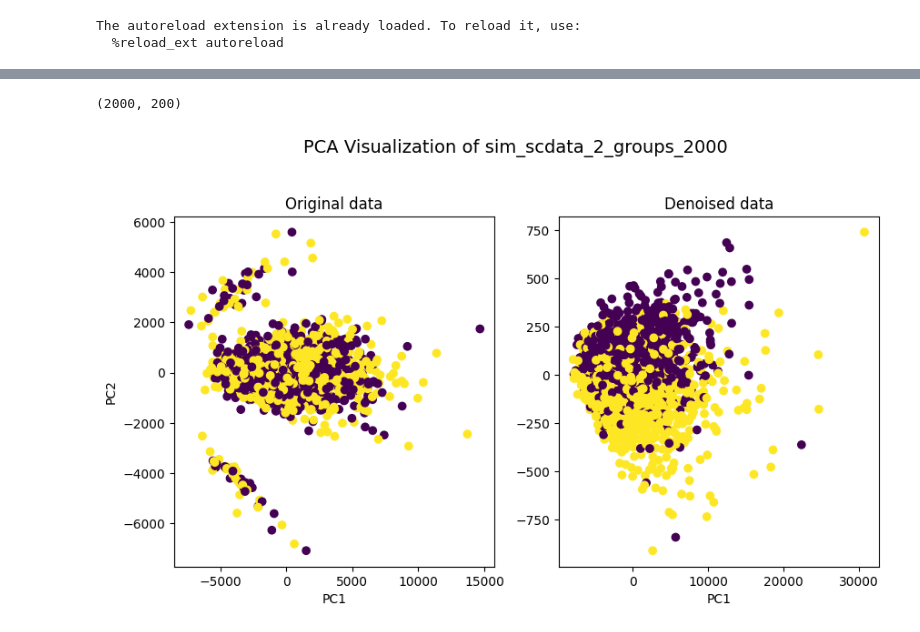
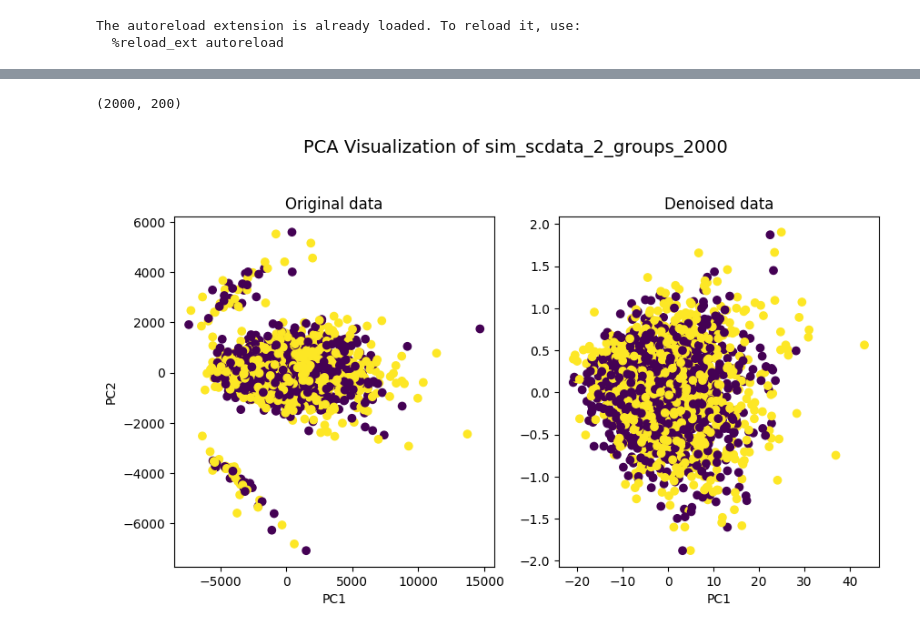
Before and after one commit to CptK/RNA-seq-denoising, a Jupyter notebook: denoise.ipynb, the cells around one changed output, grey strips where cells are left out. Drawn from its saved outputs; the diff is of its cells as text; code cells hidden in the pictures.

Commit message:
add vae zinb model (not working), stats generation and refactoring

```diff
--- a/denoise.ipynb
+++ b/denoise.ipynb
@@ -3,6 +3,7 @@
 %autoreload 2
 
 from IPython.display import clear_output
+from typing import Literal
 
 import torch
 import torch.optim as optim
@@ -14,19 +15,25 @@ from sklearn.decomposition import PCA
 import pandas as pd
 import numpy as np
 from src.data import read_dataset, normalize
-from train_model import get_model, train_model
+from train_model import get_model, train_model, get_criterion
 
 USE_RAW_OUTPUT: bool = False
 BATCH_SIZE: int = 32
 VAL_SPLIT: float = 0.2
 DEVICE = 'mps'
 EPOCHS: int = 300
-MODEL_TYPE: str = 'zinb'
+MODEL_TYPE: str = 'zinbvae'
 LR: float = 1e-3
 ENCODER_SIZES: list[int] = [64]  # Hidden layer sizes for encoder, [size_layer1, size_layer2, ...]
 DECODER_SIZES: list[int] = [64]  # Hidden layer sizes for decoder, [size_layer1, size_layer2, ...]
-BOTTLNECK_SIZE: int = 32  # Size of bottleneck layer
+BOTTLNECK_SIZE: int = 16  # Size of bottleneck layer
 DROPOUT_RATE: float = 0.1  # Dropout rate for encoder and decoder
+
+seed = 0
+torch.manual_seed(seed)
+np.random.seed(seed)
+torch.backends.cudnn.deterministic = True
+torch.backends.cudnn.benchmark = False
 # %% [output]
 The autoreload extension is already loaded. To reload it, use:
   %reload_ext autoreload
@@ -68,5 +75,5 @@ Train size: 1600, Val size: 400
 # %%
-input_dim = X.shape[1]
+train_loader, val_loader, groups, input_dim, size_factors = get_loaders(verbose=True)
 model = get_model(MODEL_TYPE, input_dim, ENCODER_SIZES, BOTTLNECK_SIZE, DECODER_SIZES, DROPOUT_RATE)
 model.to(DEVICE)
 
@@ -74,6 +81,7 @@ optimizer = optim.Adam(model.parameters(), lr=LR)
 scheduler = optim.lr_scheduler.ReduceLROnPlateau(
     optimizer, mode='min', factor=0.1, patience=10, verbose=True
 )
+criterion = get_criterion(MODEL_TYPE, beta=0.5)
 
 best_val_loss, train_losses, val_losses = train_model(
     model=model,
@@ -81,6 +89,7 @@ best_val_loss, train_losses, val_losses = train_model(
     train_loader=train_loader,
     val_loader=val_loader,
     optimizer=optimizer,
+    criterion=criterion,
     scheduler=scheduler,
     device=DEVICE,
 )
@@ -100,32 +109,32 @@ plt.show()
 df = pd.read_csv("data/sim_scdata_2_groups_2000.csv", index_col=0)
 groups = pd.Categorical(df["cell_groups_1_2000"]).codes
 df = df.drop(columns=["cell_groups_1_2000"])
 X = df.values.astype(np.float64)  # Changed from int64 to float64
 print(X.shape)
 
 pca = PCA(n_components=2)
 pca.fit(X)
 X_pca = pca.transform(X)
 
-mean, disp, pi = model(torch.tensor(X, dtype=torch.float32).to(DEVICE), size_factors.to(DEVICE))
+mean, disp, pi,_,_,_ = model(torch.tensor(X, dtype=torch.float32).to(DEVICE), size_factors.to(DEVICE))
 mean = mean.detach().cpu().numpy()
 
 pca = PCA(n_components=2)
 pca.fit(mean)
 X_denoised = pca.transform(mean)
 
 fig, ax = plt.subplots(1, 2, figsize=(10, 5))
 plt.suptitle("PCA Visualization of sim_scdata_2_groups_2000", fontsize=14, y=1.05)
 ax[0].scatter(X_pca[:, 0], X_pca[:, 1], c=groups)
 ax[0].set_title("Original data")
 ax[0].set_xlabel("PC1")
 ax[0].set_ylabel("PC2")
 
 ax[1].scatter(X_denoised[:, 0], X_denoised[:, 1], c=groups)
 ax[1].set_title("Denoised data")
 ax[1].set_xlabel("PC1")
 
 plt.show()
 # %% [output]
 (2000, 200)
-[figure, old version]
+[figure, new version]
```
Also changed, not shown: parts of 5 cells of this notebook, 3 other files.
